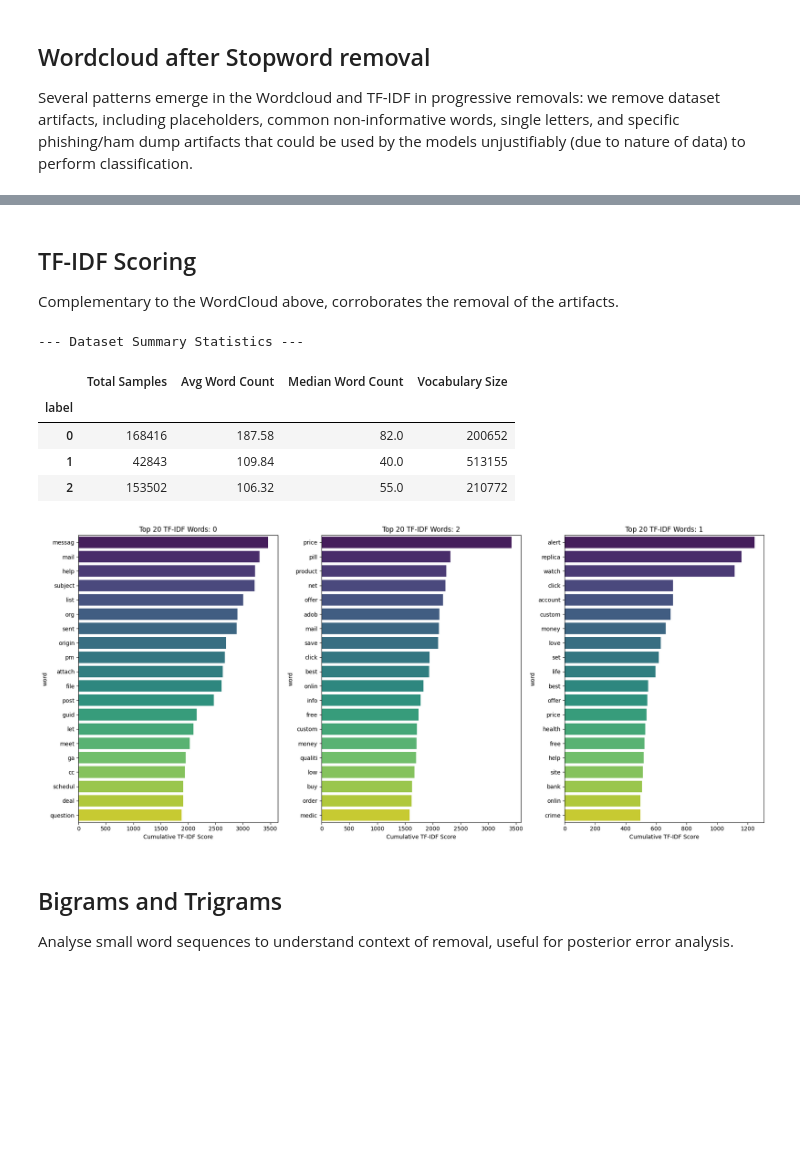
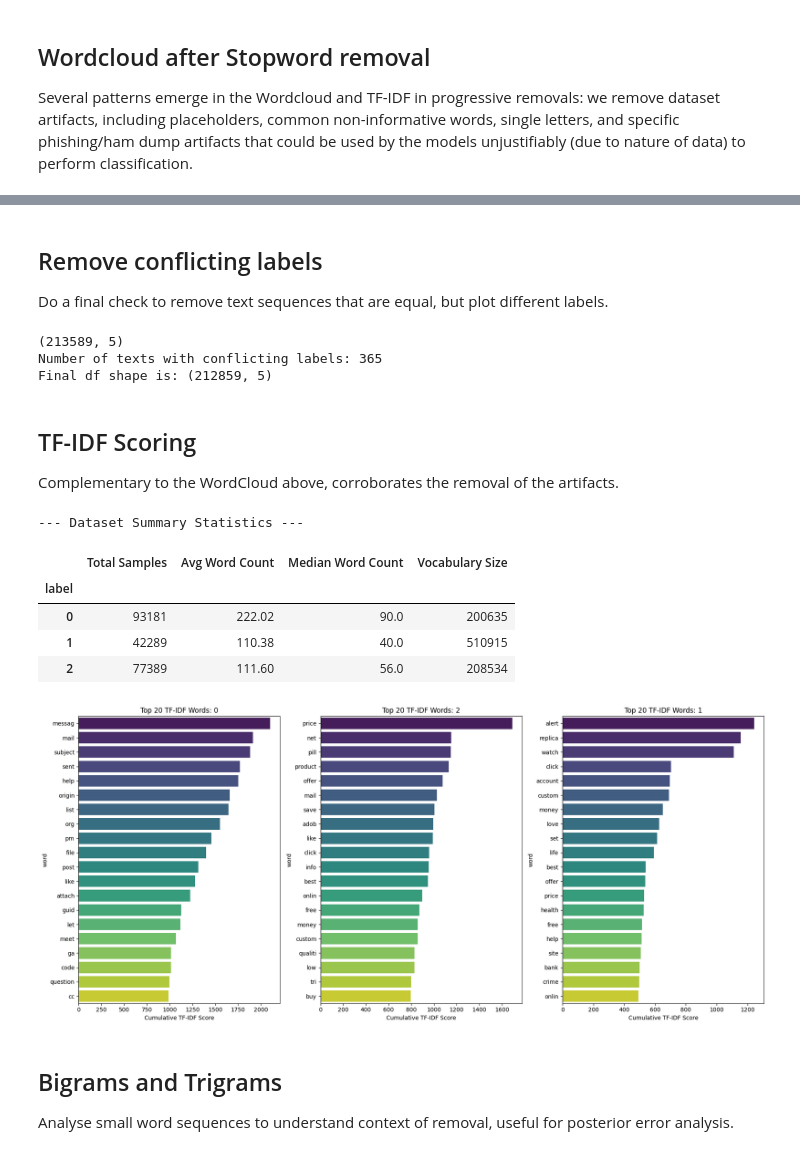
Before and after one commit to BrunoM6/Y1S2-NLP, a Jupyter notebook: eda.ipynb, the cells around one changed output, grey strips where cells are left out. Saved outputs shown, nothing was run; the diff lists cells and outputs as text; code cells hidden in the pictures; blank space fills up the shorter version.

```diff
--- a/eda.ipynb
+++ b/eda.ipynb
@@ -9,9 +9,10 @@ import pandas as pd
 import numpy as np
 import re
 from tqdm import tqdm
+from nltk.corpus import stopwords
 from nltk.stem.porter import PorterStemmer
 
-from wordcloud import WordCloud, STOPWORDS
+from wordcloud import WordCloud
 import matplotlib.pyplot as plt
 import seaborn as sns
 
@@ -22,7 +23,7 @@ CLEAN_CSV_DIR = "data/cleaned_df.csv"
 LABELS = {0 : 'ham', 1: 'phish', 2: 'spam'}
 
 # initialize stopwords
-stopwords = set(STOPWORDS)
+stopwords = set(stopwords.words('english'))
 
 # load or create clean data
 if os.path.exists(CLEAN_CSV_DIR):
@@ -40,9 +41,16 @@ else:
     def clean_spam_text(text):
         text = re.sub('[^a-zA-Z]', ' ', text)
 
-        if not isinstance(text, str):
-            return ""
-        return ' '.join([ps.stem(word.lower()) for word in text.split() if word.lower() not in stopwords])
+        words = text.lower().split()
+
+        cleaned_words = []
+        for w in words:
+            if w in stopwords:
+                continue
+
+            cleaned_words.append(ps.stem(w))
+
+        return ' '.join(cleaned_words)
 
     # this take ~15 min
     df['cleaned_text'] = df['text'].progress_apply(clean_spam_text)
@@ -268,3 +329,25 @@ Name: count, dtype: int64
+# %% [markdown]
+## Remove conflicting labels
+Do a final check to remove text sequences that are equal, but plot different labels.
+# %%
+print(df.shape)
+
+label_counts = df.groupby('cleaned_text')['label'].nunique()
+
+# Find text that has more than 1 label
+conflicts = label_counts[label_counts > 1]
+
+print(f"Number of texts with conflicting labels: {len(conflicts)}")
+
+
+ambiguous_texts = conflicts.index
+df = df[~df['cleaned_text'].isin(ambiguous_texts)]
+
+print(f"Final df shape is: {df.shape}")
+# %% [output]
+(213589, 5)
+Number of texts with conflicting labels: 365
+Final df shape is: (212859, 5)
 # %% [markdown]
 ## TF-IDF Scoring
 Complementary to the WordCloud above, corroborates the removal of the artifacts.
@@ -274,8 +357,6 @@ import pandas as pd
 import matplotlib.pyplot as plt
 import seaborn as sns
 
-# pre-processing check
-df['cleaned_text'] = df['cleaned_text'].fillna('').astype(str)
 
 # setup for table
 summary = df.groupby('label')['word_count'].agg(['count', 'mean', 'median']).rename(
@@ -320,37 +401,37 @@ for i, class_label in enumerate(classes):
         ranking = ranking.sort_values('tfidf_score', ascending=False).head(20)
 
         #  plot
         plt.subplot(1, len(classes), i+1)
         sns.barplot(
             x='tfidf_score',
             y='word',
             data=ranking,
             hue='word',
             palette='viridis',
             legend=False
         )
         plt.title(f'Top 20 TF-IDF Words: {class_label}')
         plt.xlabel('Cumulative TF-IDF Score')
 
     except ValueError as e:
         print(f"Could not process class '{class_label}': {e}")
         vocab_sizes[class_label] = 0
 
 # finalize and display table
 summary['Vocabulary Size'] = pd.Series(vocab_sizes)
 print("\n--- Dataset Summary Statistics ---")
 display(summary.round(2))
 
 plt.tight_layout()
 plt.show()
 # %% [output]
 --- Dataset Summary Statistics ---
 |  | Total Samples | Avg Word Count | Median Word Count | Vocabulary Size |
 | label |  |  |  |  |
-| 0 | 168416 | 187.58 | 82.0 | 200652 |
-| 1 | 42843 | 109.84 | 40.0 | 513155 |
-| 2 | 153502 | 106.32 | 55.0 | 210772 |
+| 0 | 93181 | 222.02 | 90.0 | 200635 |
+| 1 | 42289 | 110.38 | 40.0 | 510915 |
+| 2 | 77389 | 111.60 | 56.0 | 208534 |
-[figure, old version]
+[figure, new version]
 # %% [markdown]
 ## Bigrams and Trigrams
 Analyse small word sequences to understand context of removal, useful for posterior error analysis.
```
Also changed, not shown: parts of 11 cells of this notebook.
